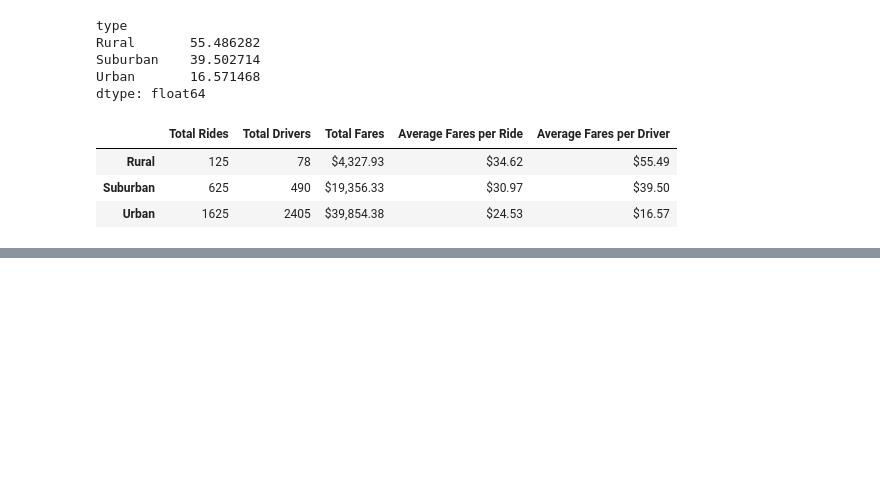
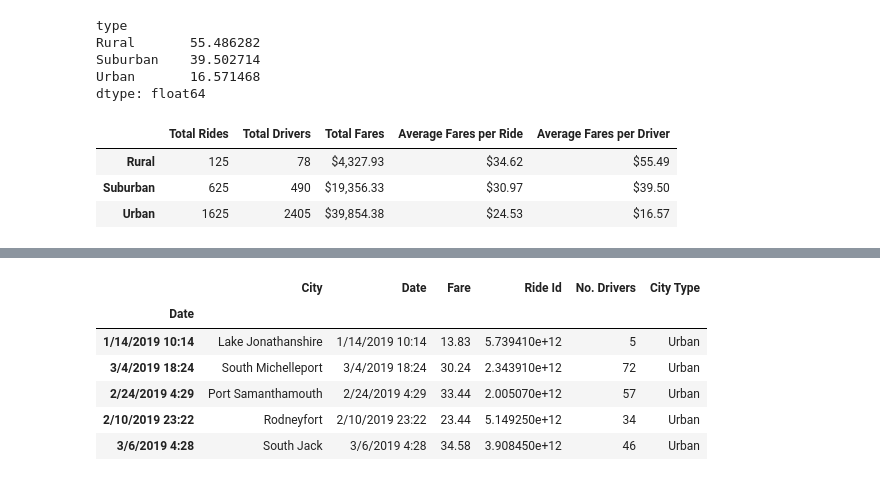
Before and after one commit to tcottrell321/PyBer_Analysis, a Jupyter notebook: PyBer_Challenge5.ipynb, the cells around one changed output, grey strips where cells are left out. Drawn from its saved outputs; the diff is of its cells as text; code cells hidden in the pictures; blank space fills up the shorter version.

```diff
--- a/PyBer_Challenge5.ipynb
+++ b/PyBer_Challenge5.ipynb
@@ -1018,3 +1018,10 @@ pyber_summary_df.head()
 | Rural | 125 | 78 | $4,327.93 | $34.62 | $55.49 |
 | Suburban | 625 | 490 | $19,356.33 | $30.97 | $39.50 |
 | Urban | 1625 | 2405 | $39,854.38 | $24.53 | $16.57 |
+# %%
+#PART 2 - Create a Multiple Line Plot for the Weekly Fare Sums by City Type
+# Rename columns {'city': 'City', 'date':'Date','fare':'Fare', 'ride_id': 'Ride Id','driver_count': 'No. Drivers',
+# 'type':'City Type'}.
+
+pyber_data_df.columns=["City", "Date", "Fare", "Ride Id", "No. Drivers", "City Type"]
+pyber_data_df.head()
@@ -1020,0 +1035,14 @@ pyber_summary_df.head()
+# %%
+# Set the index to the Date column.
+# pyber_data_df['Date'] = pd.to_datetime(pyber_data_df['Date'])
+# pd.to_datetime(pyber_data_df['Date'])
+pyber_data_df.set_index(pyber_data_df['Date'], inplace=True)
+pyber_data_df.head()
+# %% [output]
+|  | City | Date | Fare | Ride Id | No. Drivers | City Type |
+| Date |  |  |  |  |  |  |
+| 1/14/2019 10:14 | Lake Jonathanshire | 1/14/2019 10:14 | 13.83 | 5.739410e+12 | 5 | Urban |
+| 3/4/2019 18:24 | South Michelleport | 3/4/2019 18:24 | 30.24 | 2.343910e+12 | 72 | Urban |
+| 2/24/2019 4:29 | Port Samanthamouth | 2/24/2019 4:29 | 33.44 | 2.005070e+12 | 57 | Urban |
+| 2/10/2019 23:22 | Rodneyfort | 2/10/2019 23:22 | 23.44 | 5.149250e+12 | 34 | Urban |
+| 3/6/2019 4:28 | South Jack | 3/6/2019 4:28 | 34.58 | 3.908450e+12 | 46 | Urban |
```
Also changed, not shown: parts of 9 cells of this notebook.
